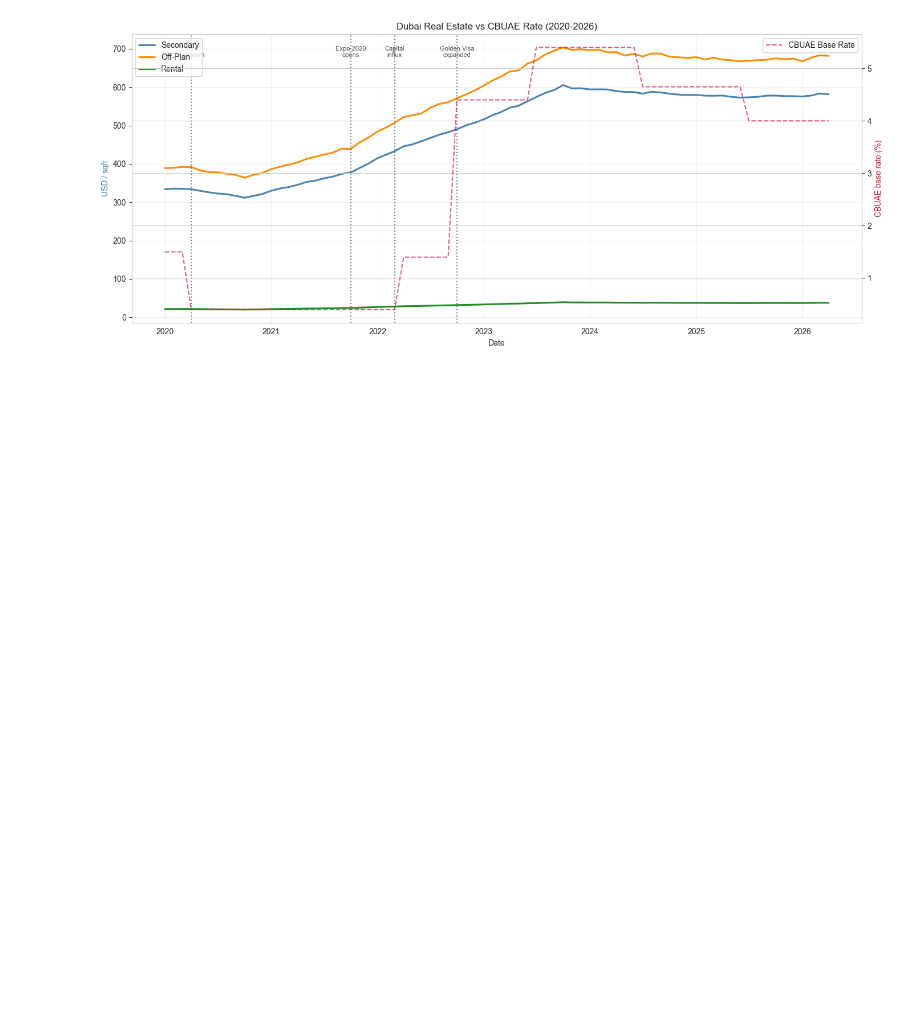
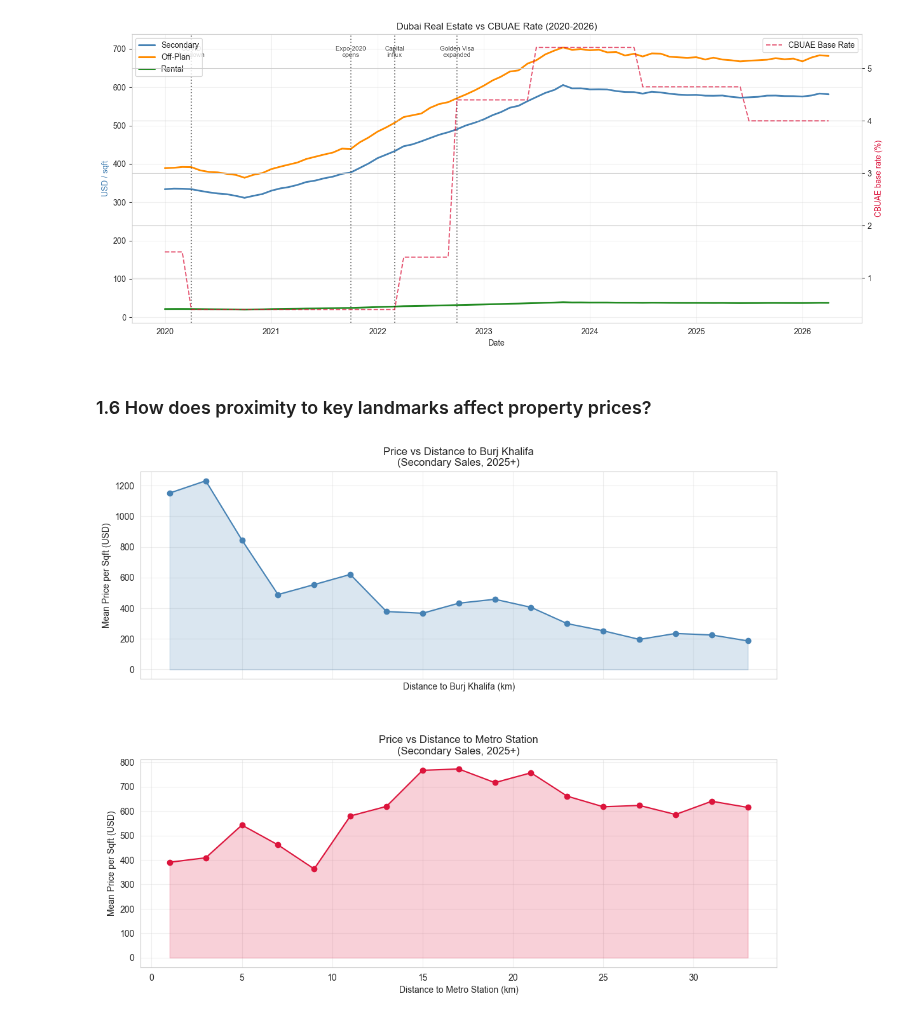
Before and after one commit to fathirrizkifadillah/Dubai-Real-Estate-2020---2026-, a Jupyter notebook: main.ipynb, the cells around one changed output. Cells and saved outputs as stored; diff of their text form; code cells hidden in the pictures; blank space fills up the shorter version.

Commit message:
Add proximity analysis for property price

```diff
--- a/main.ipynb
+++ b/main.ipynb
@@ -301,3 +301,43 @@ plt.savefig(file_path, dpi=300, bbox_inches='tight', facecolor='white')
 plt.show()
 # %% [output]
 [figure]
+# %% [markdown]
+### 1.6 How does proximity to key landmarks affect property prices?
+# %%
+recent_secondary = secondary[secondary['date_listed'] >= '2025-01-01']
+bins = np.arange(0, 35, 2)
+recent_d = recent.copy()
+
+fig, (ax1, ax2) = plt.subplots(2, 1, figsize=(12, 10), sharex=True)
+
+recent_d['dist_bin_burj'] = pd.cut(recent_d['to_burj_khalifa_km'], bins=bins)
+recent_d['dist_bin_metro'] = pd.cut(recent_d['metro_distance_min'], bins=bins)
+agg_burj = recent_d.groupby('dist_bin_burj')['price_per_sqft_usd'].agg(['mean', 'count']).reset_index()
+agg_metro = recent_d.groupby('dist_bin_metro')['price_per_sqft_usd'].agg(['mean', 'count']).reset_index()
+
+agg_burj['dist_mid'] = agg_burj['dist_bin_burj'].apply(lambda x: x.mid)
+agg_metro['dist_mid'] = agg_metro['dist_bin_metro'].apply(lambda x: x.mid)
+agg_burj = agg_burj[agg_burj['count'] >= 30]
+agg_metro = agg_metro[agg_metro['count'] >= 30]
+
+ax1.plot(agg_burj['dist_mid'], agg_burj['mean'], marker='o', color='steelblue')
+ax1.fill_between(agg_burj['dist_mid'], agg_burj['mean'], alpha=0.2, color='steelblue')
+ax1.set_xlabel('Distance to Burj Khalifa (km)')
+ax1.set_ylabel('Mean Price per Sqft (USD)')
+ax1.set_title('Price vs Distance to Burj Khalifa\n(Secondary Sales, 2025+)')
+ax1.grid(alpha=0.3)
+
+ax2.plot(agg_metro['dist_mid'], agg_metro['mean'], marker='o', color='crimson')
+ax2.fill_between(agg_metro['dist_mid'], agg_metro['mean'], alpha=0.2, color='crimson')
+ax2.set_xlabel('Distance to Metro Station (km)')
+ax2.set_ylabel('Mean Price per Sqft (USD)')
+ax2.set_title('Price vs Distance to Metro Station\n(Secondary Sales, 2025+)')
+ax2.grid(alpha=0.3)
+
+plt.tight_layout(pad=5)
+
+file_path = os.path.join('plots', 'price_vs_distance_burj_and_metro.png')
+plt.savefig(file_path, dpi=300, bbox_inches='tight', facecolor='white')
+plt.show()
+# %% [output]
+[figure, added]
```
Also changed, not shown: parts of 1 cell of this notebook, 2 other files.
